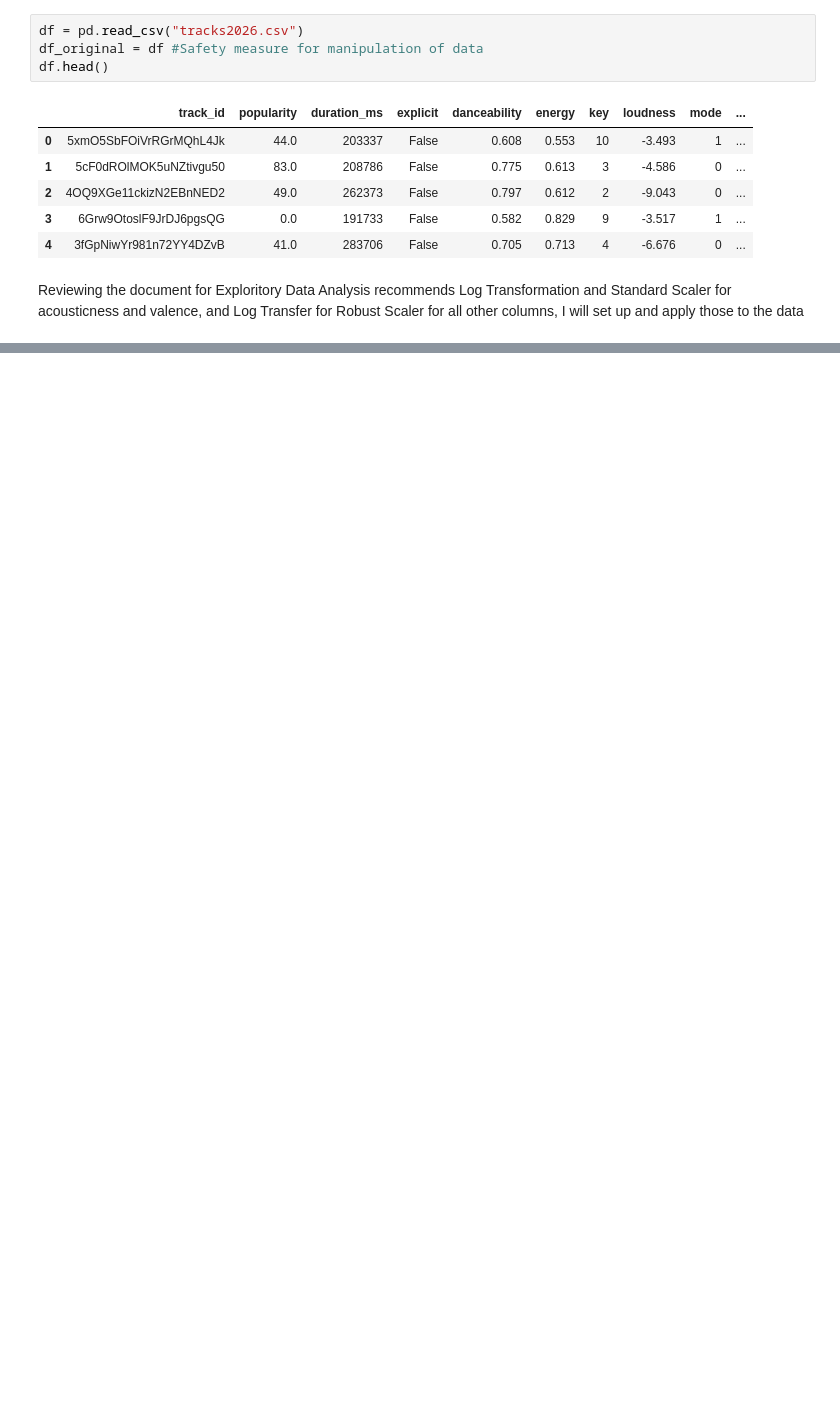
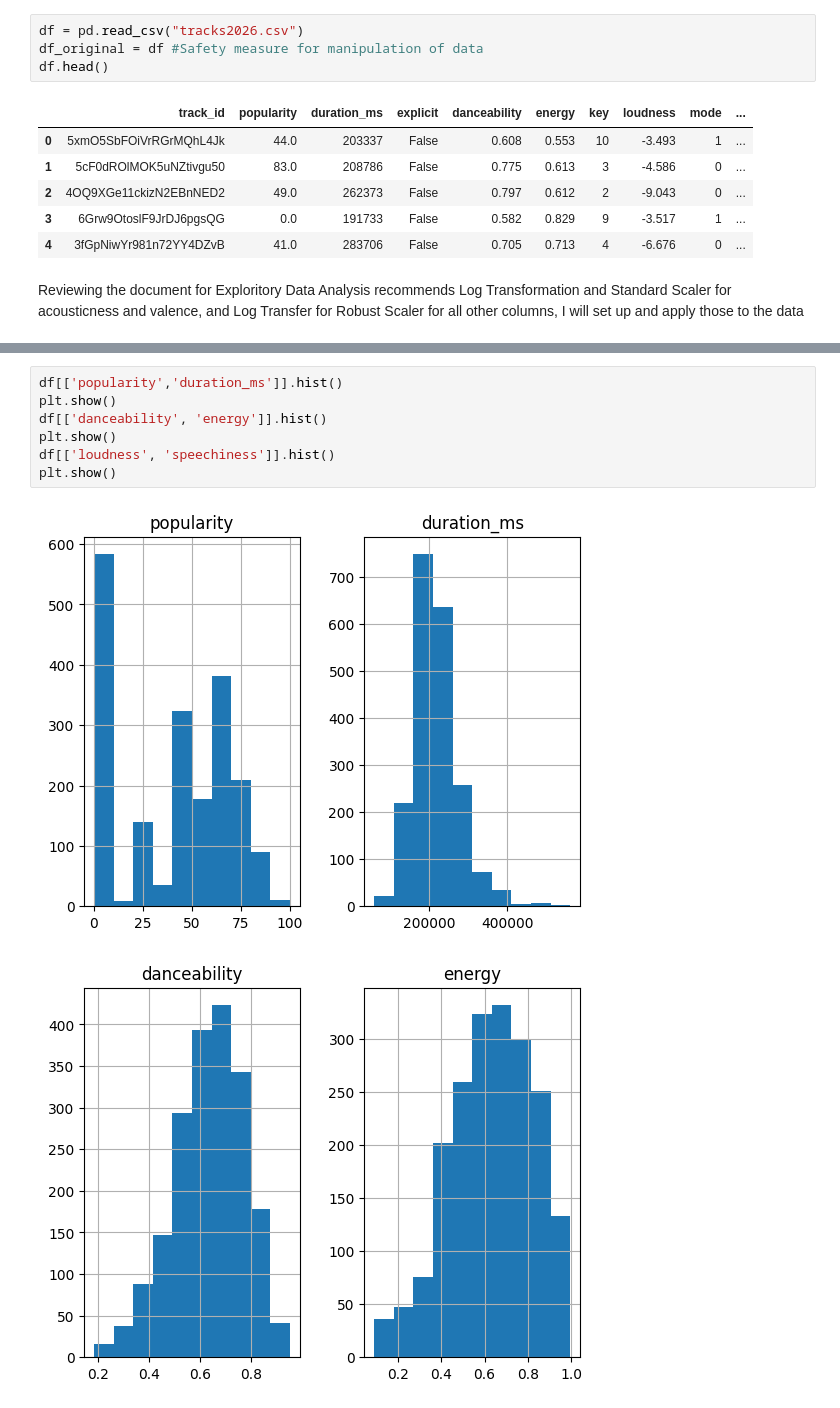
Before and after one commit to SamuelHellqvist/CS4168-DATA-MINING-UL----Project, a Jupyter notebook: Data_Preparation_notebook.ipynb, the cells around one changed output, grey strips where cells are left out. Drawn from its saved outputs; the diff is of its cells as text; blank space fills up the shorter version.

```diff
--- a/Data_Preparation_notebook.ipynb
+++ b/Data_Preparation_notebook.ipynb
@@ -32,0 +131,10 @@ preprocess_NoOutliers = Pipeline(
+# %%
+df[['popularity','duration_ms']].hist()
+plt.show()
+df[['danceability', 'energy']].hist()
+plt.show()
+df[['loudness', 'speechiness']].hist()
+plt.show()
+# %% [output]
+[figure, added]
+[figure, added]
```
Also changed, not shown: parts of 7 cells of this notebook.
